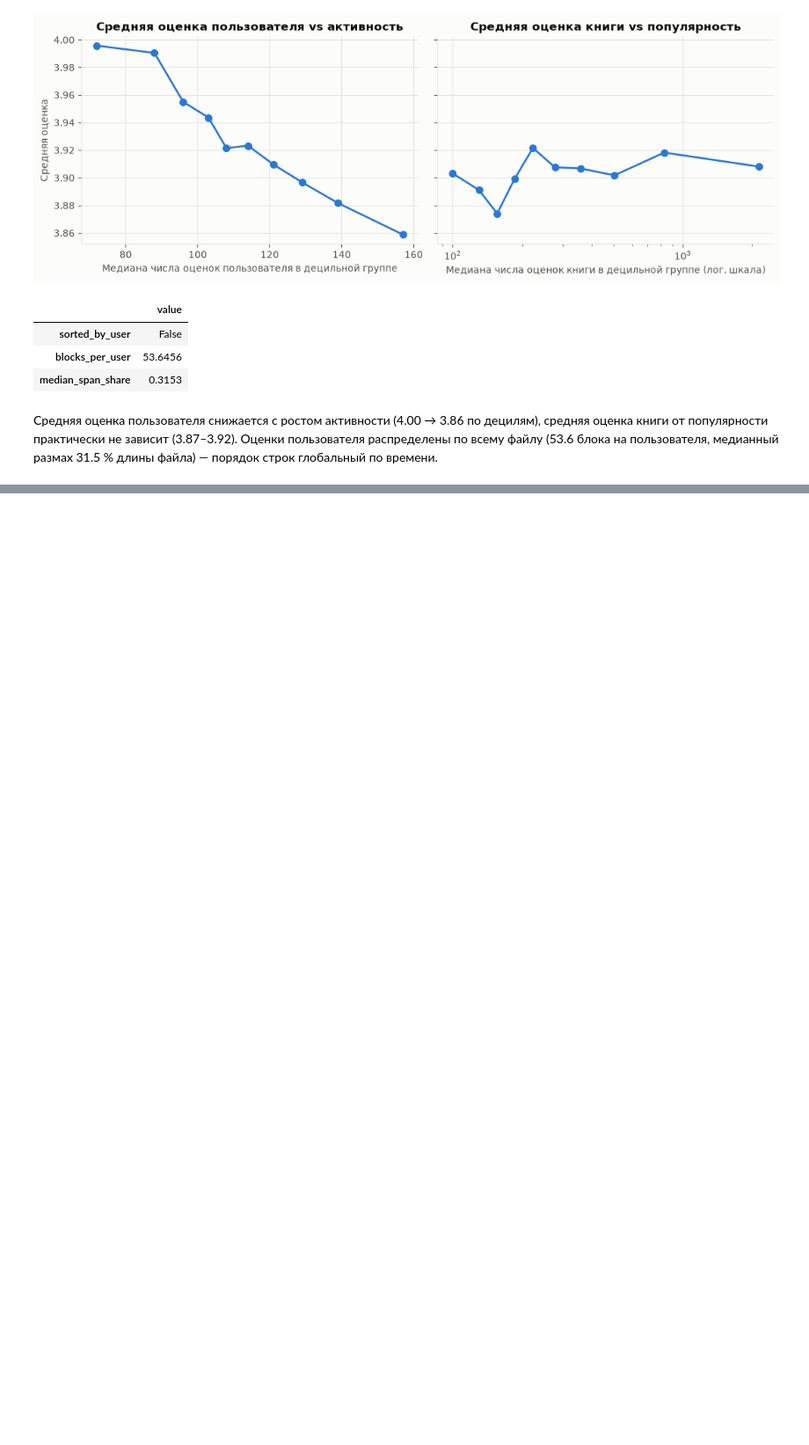
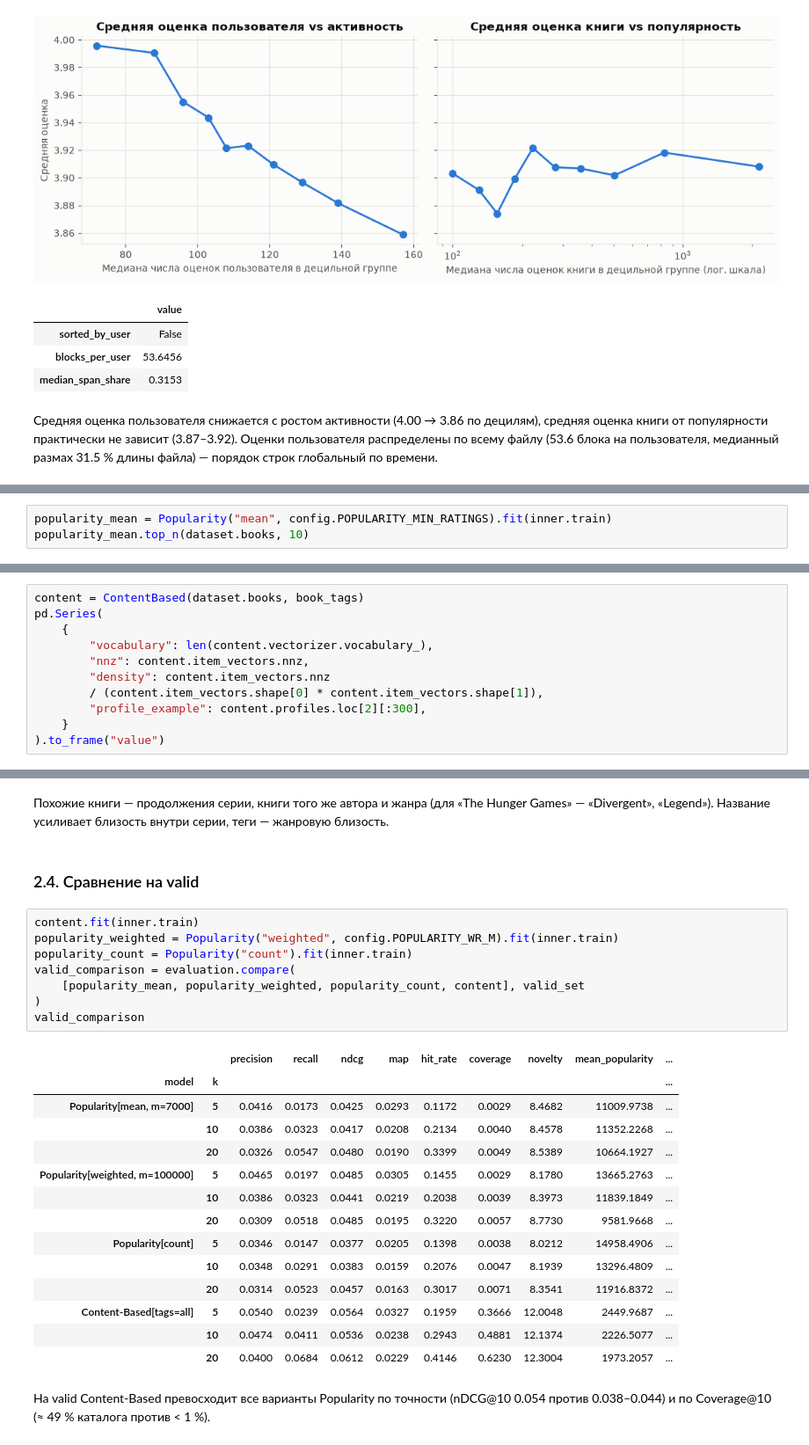
Before and after one commit to a-kapset/Rec_Systems_HW1, a Jupyter notebook: notebooks/goodbooks_recsys.ipynb, the cells around one changed output, grey strips where cells are left out. Shown at 88% size. Saved outputs shown, nothing was run; the diff lists cells and outputs as text; blank space fills up the shorter version.

```diff
--- a/notebooks/goodbooks_recsys.ipynb
+++ b/notebooks/goodbooks_recsys.ipynb
@@ -202,0 +304,3 @@ eda.chronology_check(ratings).to_frame("value")
+# %%
+popularity_mean = Popularity("mean", config.POPULARITY_MIN_RATINGS).fit(inner.train)
+popularity_mean.top_n(dataset.books, 10)
@@ -202,0 +321,11 @@ eda.chronology_check(ratings).to_frame("value")
+# %%
+content = ContentBased(dataset.books, book_tags)
+pd.Series(
+    {
+        "vocabulary": len(content.vectorizer.vocabulary_),
+        "nnz": content.item_vectors.nnz,
+        "density": content.item_vectors.nnz
+        / (content.item_vectors.shape[0] * content.item_vectors.shape[1]),
+        "profile_example": content.profiles.loc[2][:300],
+    }
+).to_frame("value")
@@ -202,0 +386,29 @@ eda.chronology_check(ratings).to_frame("value")
+# %% [markdown]
+Похожие книги — продолжения серии, книги того же автора и жанра (для «The Hunger Games» — «Divergent», «Legend»). Название усиливает близость внутри серии, теги — жанровую близость.
+# %% [markdown]
+### 2.4. Сравнение на valid
+# %%
+content.fit(inner.train)
+popularity_weighted = Popularity("weighted", config.POPULARITY_WR_M).fit(inner.train)
+popularity_count = Popularity("count").fit(inner.train)
+valid_comparison = evaluation.compare(
+    [popularity_mean, popularity_weighted, popularity_count, content], valid_set
+)
+valid_comparison
+# %% [output]
+|  |  | precision | recall | ndcg | map | hit_rate | coverage | novelty | mean_popularity | ... |
+| model | k |  |  |  |  |  |  |  |  | ... |
+| Popularity[mean, m=7000] | 5 | 0.0416 | 0.0173 | 0.0425 | 0.0293 | 0.1172 | 0.0029 | 8.4682 | 11009.9738 | ... |
+|  | 10 | 0.0386 | 0.0323 | 0.0417 | 0.0208 | 0.2134 | 0.0040 | 8.4578 | 11352.2268 | ... |
+|  | 20 | 0.0326 | 0.0547 | 0.0480 | 0.0190 | 0.3399 | 0.0049 | 8.5389 | 10664.1927 | ... |
+| Popularity[weighted, m=100000] | 5 | 0.0465 | 0.0197 | 0.0485 | 0.0305 | 0.1455 | 0.0029 | 8.1780 | 13665.2763 | ... |
+|  | 10 | 0.0386 | 0.0323 | 0.0441 | 0.0219 | 0.2038 | 0.0039 | 8.3973 | 11839.1849 | ... |
+|  | 20 | 0.0309 | 0.0518 | 0.0485 | 0.0195 | 0.3220 | 0.0057 | 8.7730 | 9581.9668 | ... |
+| Popularity[count] | 5 | 0.0346 | 0.0147 | 0.0377 | 0.0205 | 0.1398 | 0.0038 | 8.0212 | 14958.4906 | ... |
+|  | 10 | 0.0348 | 0.0291 | 0.0383 | 0.0159 | 0.2076 | 0.0047 | 8.1939 | 13296.4809 | ... |
+|  | 20 | 0.0314 | 0.0523 | 0.0457 | 0.0163 | 0.3017 | 0.0071 | 8.3541 | 11916.8372 | ... |
+| Content-Based[tags=all] | 5 | 0.0540 | 0.0239 | 0.0564 | 0.0327 | 0.1959 | 0.3666 | 12.0048 | 2449.9687 | ... |
+|  | 10 | 0.0474 | 0.0411 | 0.0536 | 0.0238 | 0.2943 | 0.4881 | 12.1374 | 2226.5077 | ... |
+|  | 20 | 0.0400 | 0.0684 | 0.0612 | 0.0229 | 0.4146 | 0.6230 | 12.3004 | 1973.2057 | ... |
+# %% [markdown]
+На valid Content-Based превосходит все варианты Popularity по точности (nDCG@10 0.054 против 0.038–0.044) и по Coverage@10 (≈ 49 % каталога против < 1 %).
```
Also changed, not shown: parts of 14 cells of this notebook, 14 other files.
